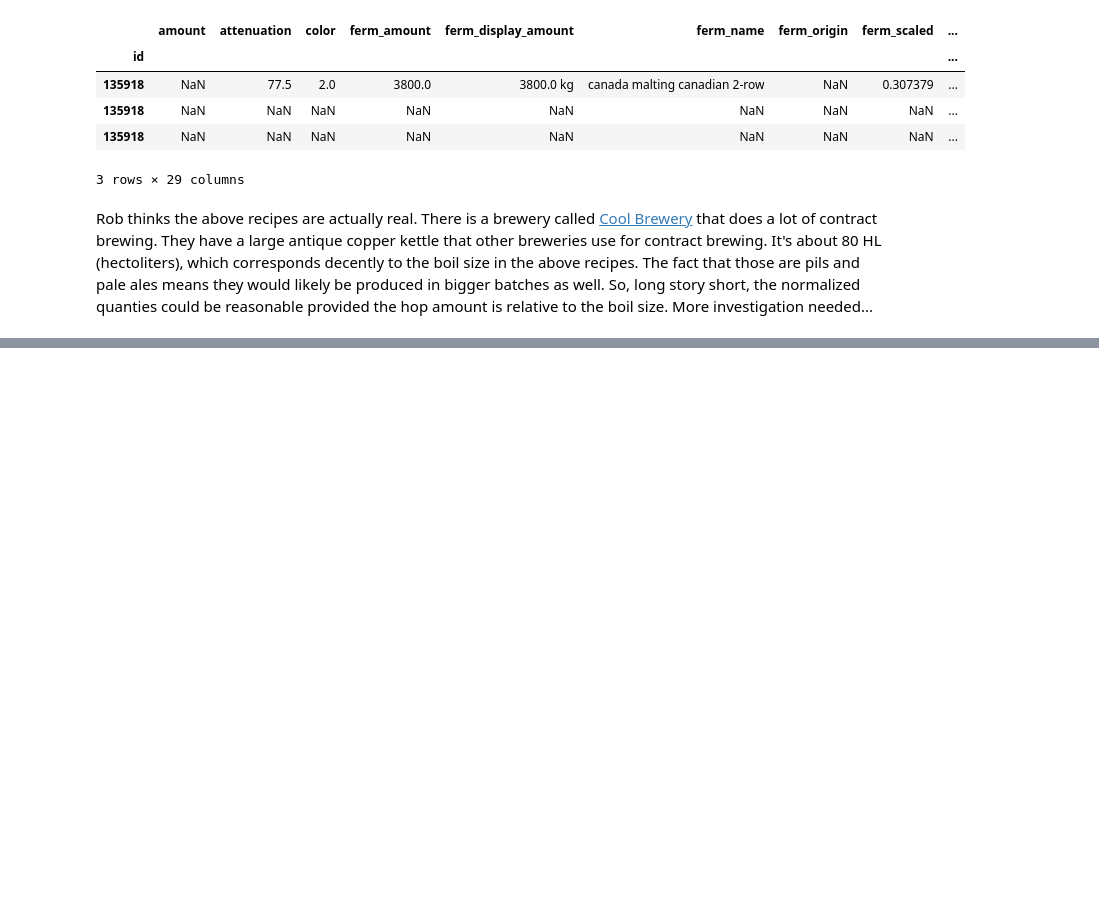
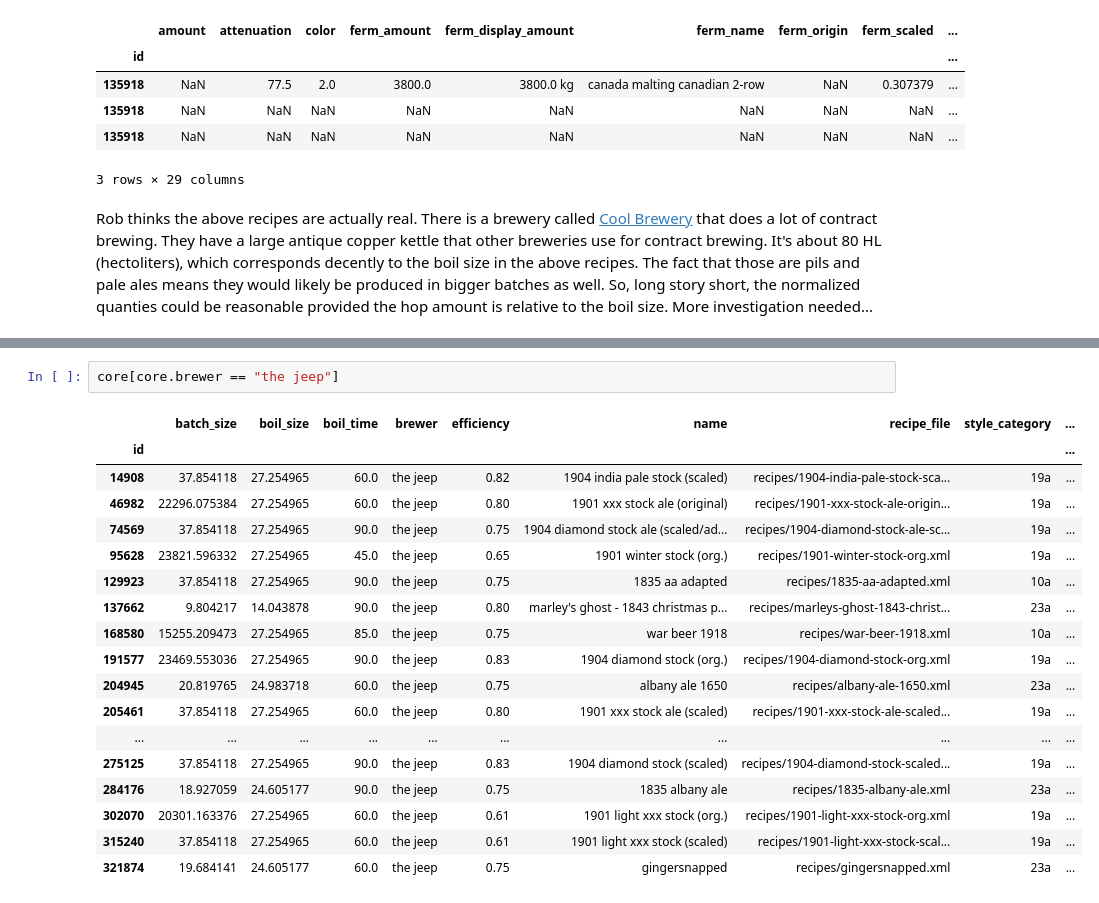
Before and after one commit to rmwoods/beer.ai, a Jupyter notebook: beer.ai/Ingredient Exploration.ipynb, the cells around one changed output, grey strips where cells are left out. Cells and saved outputs as stored; diff of their text form; blank space fills up the shorter version.

```diff
--- a/beer.ai/Ingredient Exploration.ipynb
+++ b/beer.ai/Ingredient Exploration.ipynb
@@ -192,0 +364,21 @@ Rob thinks the above recipes are actually real. There is a brewery called [Cool
+# %%
+core[core.brewer == "the jeep"]
+# %% [output]
+|  | batch_size | boil_size | boil_time | brewer | efficiency | name | recipe_file | style_category | ... |
+| id |  |  |  |  |  |  |  |  | ... |
+| 14908 | 37.854118 | 27.254965 | 60.0 | the jeep | 0.82 | 1904 india pale stock (scaled) | recipes/1904-india-pale-stock-sca... | 19a | ... |
+| 46982 | 22296.075384 | 27.254965 | 60.0 | the jeep | 0.80 | 1901 xxx stock ale (original) | recipes/1901-xxx-stock-ale-origin... | 19a | ... |
+| 74569 | 37.854118 | 27.254965 | 90.0 | the jeep | 0.75 | 1904 diamond stock ale (scaled/ad... | recipes/1904-diamond-stock-ale-sc... | 19a | ... |
+| 95628 | 23821.596332 | 27.254965 | 45.0 | the jeep | 0.65 | 1901 winter stock (org.) | recipes/1901-winter-stock-org.xml | 19a | ... |
+| 129923 | 37.854118 | 27.254965 | 90.0 | the jeep | 0.75 | 1835 aa adapted | recipes/1835-aa-adapted.xml | 10a | ... |
+| 137662 | 9.804217 | 14.043878 | 90.0 | the jeep | 0.80 | marley's ghost - 1843 christmas p... | recipes/marleys-ghost-1843-christ... | 23a | ... |
+| 168580 | 15255.209473 | 27.254965 | 85.0 | the jeep | 0.75 | war beer 1918 | recipes/war-beer-1918.xml | 10a | ... |
+| 191577 | 23469.553036 | 27.254965 | 90.0 | the jeep | 0.83 | 1904 diamond stock (org.) | recipes/1904-diamond-stock-org.xml | 19a | ... |
+| 204945 | 20.819765 | 24.983718 | 60.0 | the jeep | 0.75 | albany ale 1650 | recipes/albany-ale-1650.xml | 23a | ... |
+| 205461 | 37.854118 | 27.254965 | 60.0 | the jeep | 0.80 | 1901 xxx stock ale (scaled) | recipes/1901-xxx-stock-ale-scaled... | 19a | ... |
+| ... | ... | ... | ... | ... | ... | ... | ... | ... | ... |
+| 275125 | 37.854118 | 27.254965 | 90.0 | the jeep | 0.83 | 1904 diamond stock (scaled) | recipes/1904-diamond-stock-scaled... | 19a | ... |
+| 284176 | 18.927059 | 24.605177 | 90.0 | the jeep | 0.75 | 1835 albany ale | recipes/1835-albany-ale.xml | 23a | ... |
+| 302070 | 20301.163376 | 27.254965 | 60.0 | the jeep | 0.61 | 1901 light xxx stock (org.) | recipes/1901-light-xxx-stock-org.xml | 19a | ... |
+| 315240 | 37.854118 | 27.254965 | 60.0 | the jeep | 0.61 | 1901 light xxx stock (scaled) | recipes/1901-light-xxx-stock-scal... | 19a | ... |
+| 321874 | 19.684141 | 24.605177 | 60.0 | the jeep | 0.75 | gingersnapped | recipes/gingersnapped.xml | 23a | ... |
```
Also changed, not shown: parts of 34 cells of this notebook, 8 other files.
